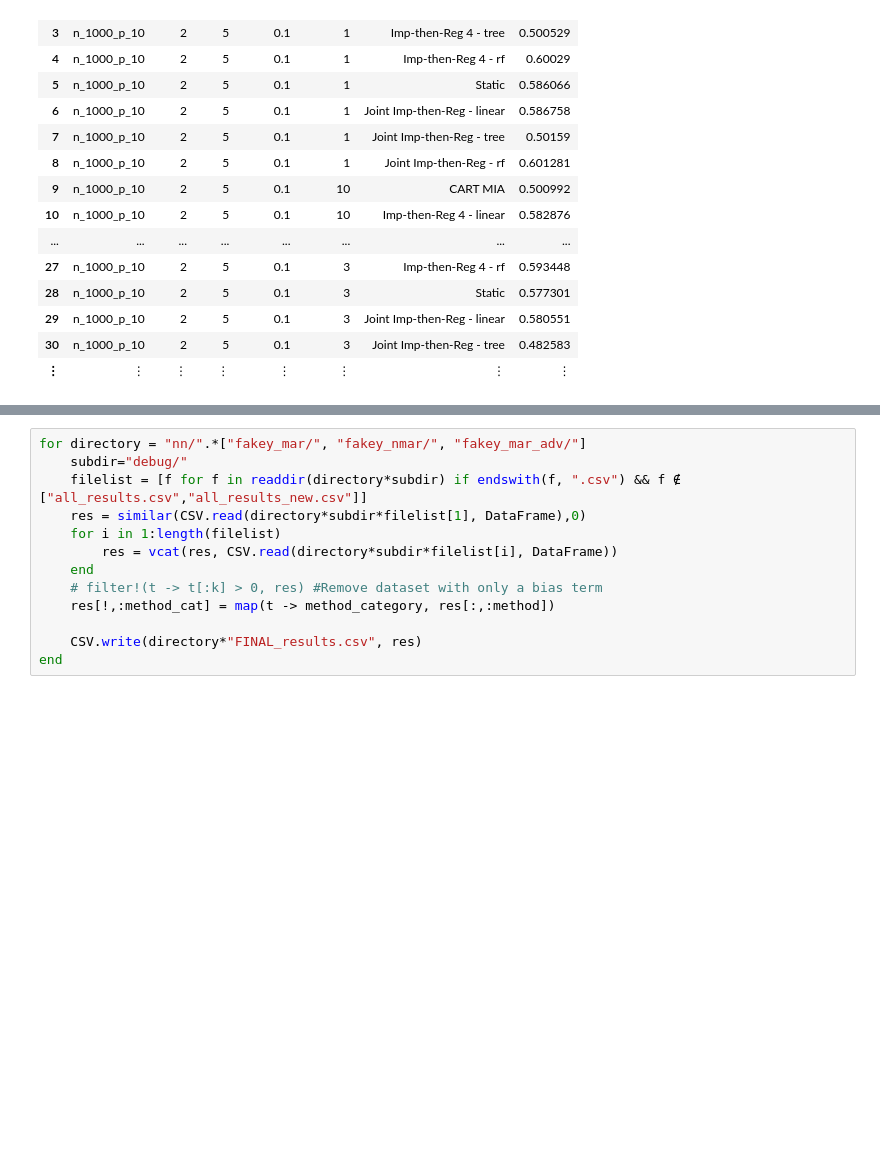
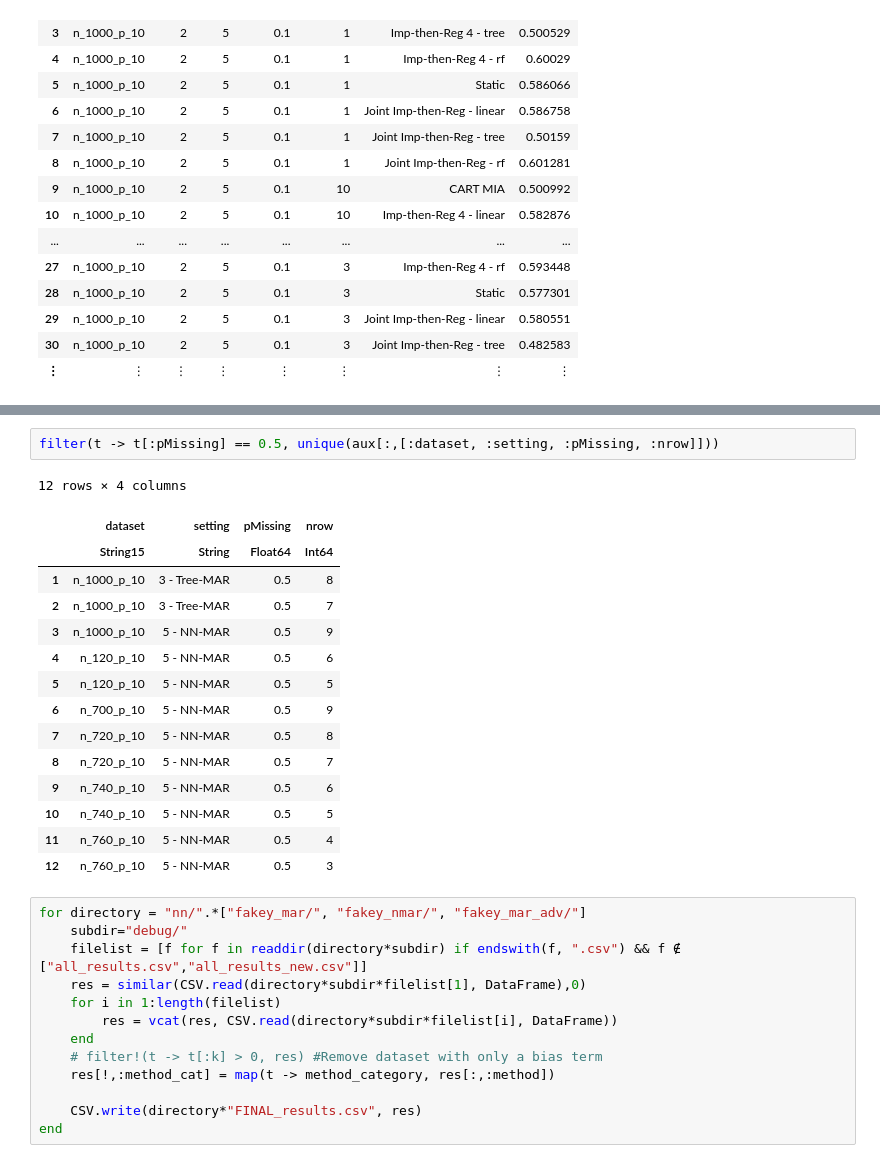
Before and after one commit to adelarue/PMD, a Jupyter notebook: results/Compile results together.ipynb, the cells around one changed output, grey strips where cells are left out. Saved outputs shown, nothing was run; the diff lists cells and outputs as text; blank space fills up the shorter version.

```diff
--- a/results/Compile results together.ipynb
+++ b/results/Compile results together.ipynb
@@ -292,3 +344,21 @@ df = vcat(df, aux)
+# %%
+filter(t -> t[:pMissing] == 0.5, unique(aux[:,[:dataset, :setting, :pMissing, :nrow]]))
+# %% [output]
+12 rows × 4 columns
+|  | dataset | setting | pMissing | nrow |
+|  | String15 | String | Float64 | Int64 |
+| 1 | n_1000_p_10 | 3 - Tree-MAR | 0.5 | 8 |
+| 2 | n_1000_p_10 | 3 - Tree-MAR | 0.5 | 7 |
+| 3 | n_1000_p_10 | 5 - NN-MAR | 0.5 | 9 |
+| 4 | n_120_p_10 | 5 - NN-MAR | 0.5 | 6 |
+| 5 | n_120_p_10 | 5 - NN-MAR | 0.5 | 5 |
+| 6 | n_700_p_10 | 5 - NN-MAR | 0.5 | 9 |
+| 7 | n_720_p_10 | 5 - NN-MAR | 0.5 | 8 |
+| 8 | n_720_p_10 | 5 - NN-MAR | 0.5 | 7 |
+| 9 | n_740_p_10 | 5 - NN-MAR | 0.5 | 6 |
+| 10 | n_740_p_10 | 5 - NN-MAR | 0.5 | 5 |
+| 11 | n_760_p_10 | 5 - NN-MAR | 0.5 | 4 |
+| 12 | n_760_p_10 | 5 - NN-MAR | 0.5 | 3 |
 # %%
 for directory = "nn/".*["fakey_mar/", "fakey_nmar/", "fakey_mar_adv/"]
     subdir="debug/"
```
Also changed, not shown: parts of 4 cells of this notebook, 2 other files.
